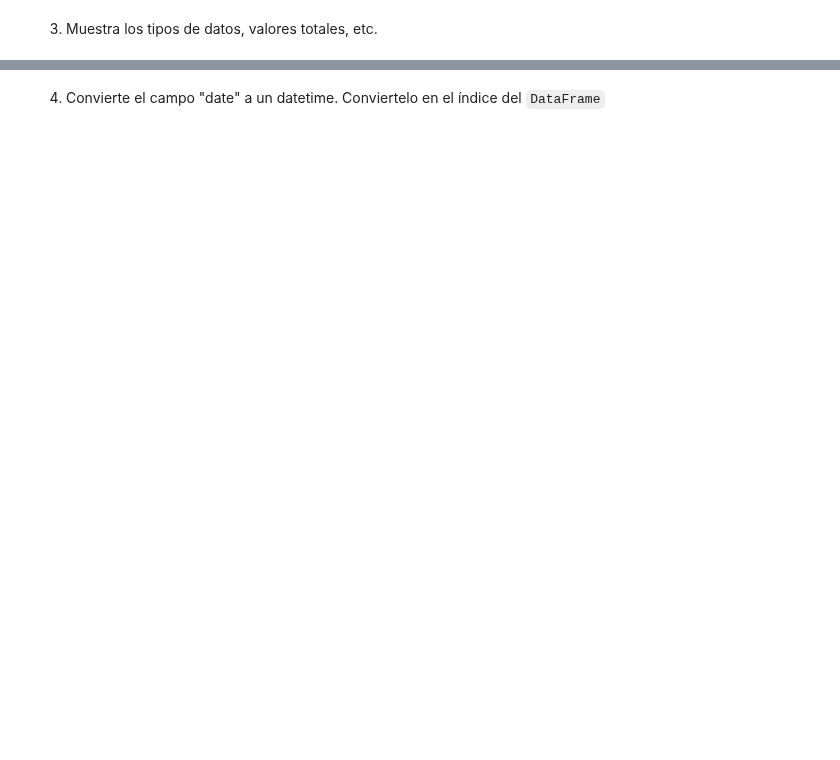
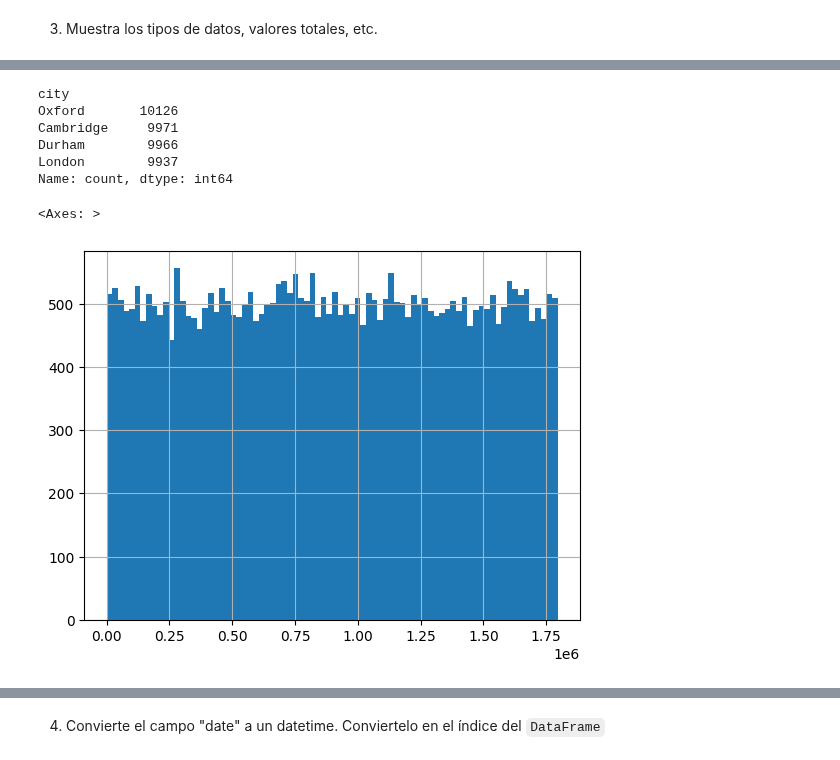
Before and after one commit to RobertoPE1/DS_ONLINE_ROBERTO, a Jupyter notebook: 03_Data_Analysis/Sprint_05/Unidad_02_Procesado_Datos_Internos_Ficheros/03_Practica_Obligatoria/18_Practica_Obligatoria_Ficheros.ipynb, the cells around one changed output, grey strips where cells are left out. Cells and saved outputs as stored; diff of their text form; code cells hidden in the pictures; blank space fills up the shorter version.

```diff
--- a/03_Data_Analysis/Sprint_05/Unidad_02_Procesado_Datos_Internos_Ficheros/03_Practica_Obligatoria/18_Practica_Obligatoria_Ficheros.ipynb
+++ b/03_Data_Analysis/Sprint_05/Unidad_02_Procesado_Datos_Internos_Ficheros/03_Practica_Obligatoria/18_Practica_Obligatoria_Ficheros.ipynb
@@ -42,3 +46,7 @@ os.listdir("./data")
+# %%
+fichero_texto = "./data/mbox.txt"
+fichero_excel = "./data/city_sales_sucio.xlsx"
+fichero_xml = "./data/Optal24.xml"
 # %% [markdown]
 ## #1 Fichero excel
 # %% [markdown]
@@ -47,0 +75,3 @@ Vamos a empezar trabajando con el fichero excel.
+# %%
+df = pd.read_excel(fichero_excel, sheet_name= -1, skiprows=4, usecols="D:f,H")
+df
@@ -49,0 +98,5 @@ Vamos a empezar trabajando con el fichero excel.
+# %%
+dict_new_columns = {
+    "Unnamed: 3": "revenue",
+    "num": "sales"}
+dict_new_columns
@@ -49,0 +105,3 @@ Vamos a empezar trabajando con el fichero excel.
+# %%
+df =df.rename(columns=dict_new_columns)
+df
@@ -51,0 +150,14 @@ Vamos a empezar trabajando con el fichero excel.
+# %%
+df.city.value_counts()
+# %% [output]
+city
+Oxford       10126
+Cambridge     9971
+Durham        9966
+London        9937
+Name: count, dtype: int64
+# %%
+df.revenue.hist(bins=80)
+# %% [output]
+<Axes: >
+[figure, added]
```
Also changed, not shown: parts of 13 cells of this notebook.
